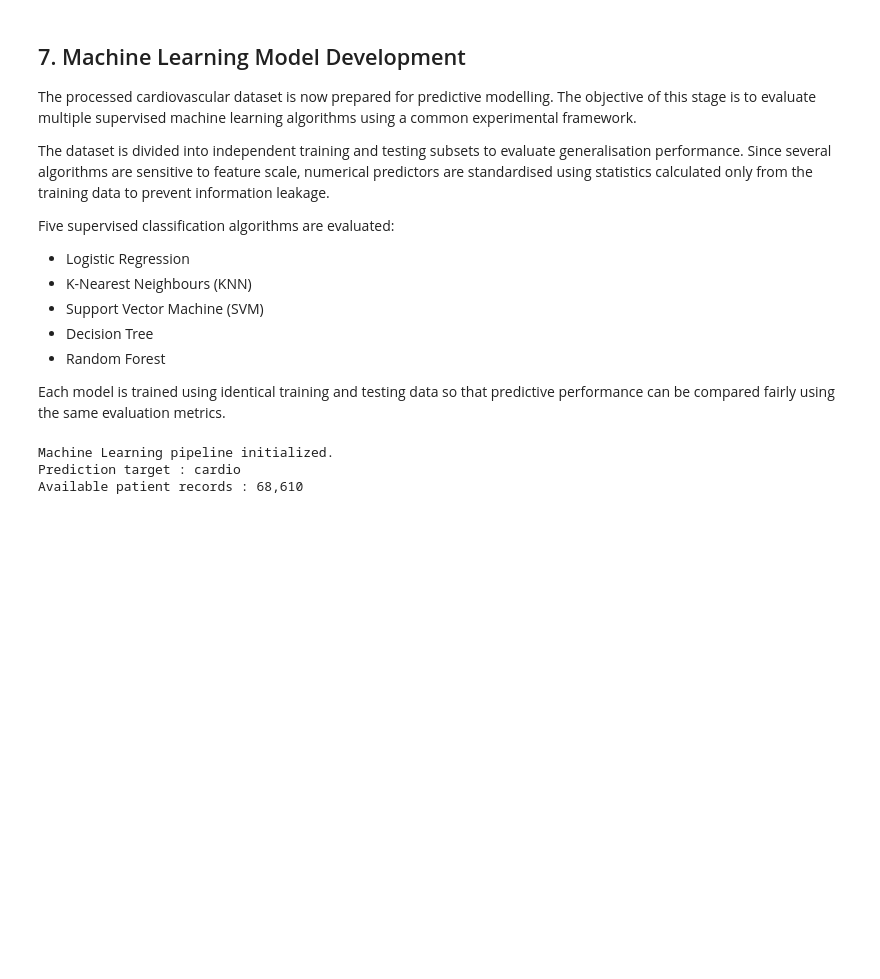
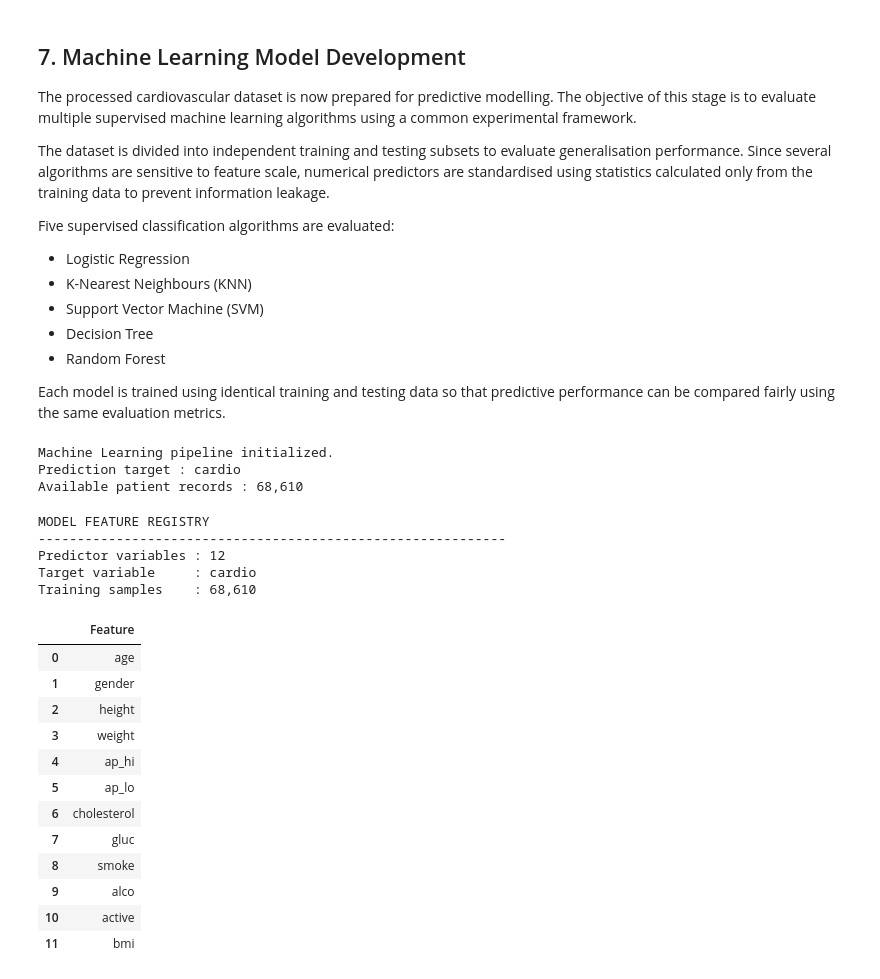
Before and after one commit to ManisshK/cardiovascular-disease-prediction, a Jupyter notebook: Cardiovascular_Disease_Prediction.ipynb, the cells around one changed output. Drawn from its saved outputs; the diff is of its cells as text; code cells hidden in the pictures; blank space fills up the shorter version.

```diff
--- a/Cardiovascular_Disease_Prediction.ipynb
+++ b/Cardiovascular_Disease_Prediction.ipynb
@@ -1752,3 +1752,53 @@ print(f"Available patient records : {len(cardio_data):,}")
 Machine Learning pipeline initialized.
 Prediction target : cardio
 Available patient records : 68,610
+# %%
+# ---------------------------------------------------------
+# FEATURE MATRIX AND TARGET VECTOR
+# ---------------------------------------------------------
+
+feature_columns = [
+    column
+    for column in cardio_data.columns
+    if column not in [
+        TARGET_FEATURE,
+        "age_band",
+        "bmi_group",
+        "systolic_band",
+        "diastolic_band"
+    ]
+]
+
+X = cardio_data[feature_columns].copy()
+
+y = cardio_data[TARGET_FEATURE].copy()
+
+print("MODEL FEATURE REGISTRY")
+print("-" * 60)
+
+print(f"Predictor variables : {X.shape[1]}")
+print(f"Target variable     : {TARGET_FEATURE}")
+print(f"Training samples    : {len(X):,}")
+
+display(pd.DataFrame({
+    "Feature": feature_columns
+}))
+# %% [output]
+MODEL FEATURE REGISTRY
+------------------------------------------------------------
+Predictor variables : 12
+Target variable     : cardio
+Training samples    : 68,610
+|  | Feature |
+| 0 | age |
+| 1 | gender |
+| 2 | height |
+| 3 | weight |
+| 4 | ap_hi |
+| 5 | ap_lo |
+| 6 | cholesterol |
+| 7 | gluc |
+| 8 | smoke |
+| 9 | alco |
+| 10 | active |
+| 11 | bmi |
```
Also changed, not shown: parts of 8 cells of this notebook.
